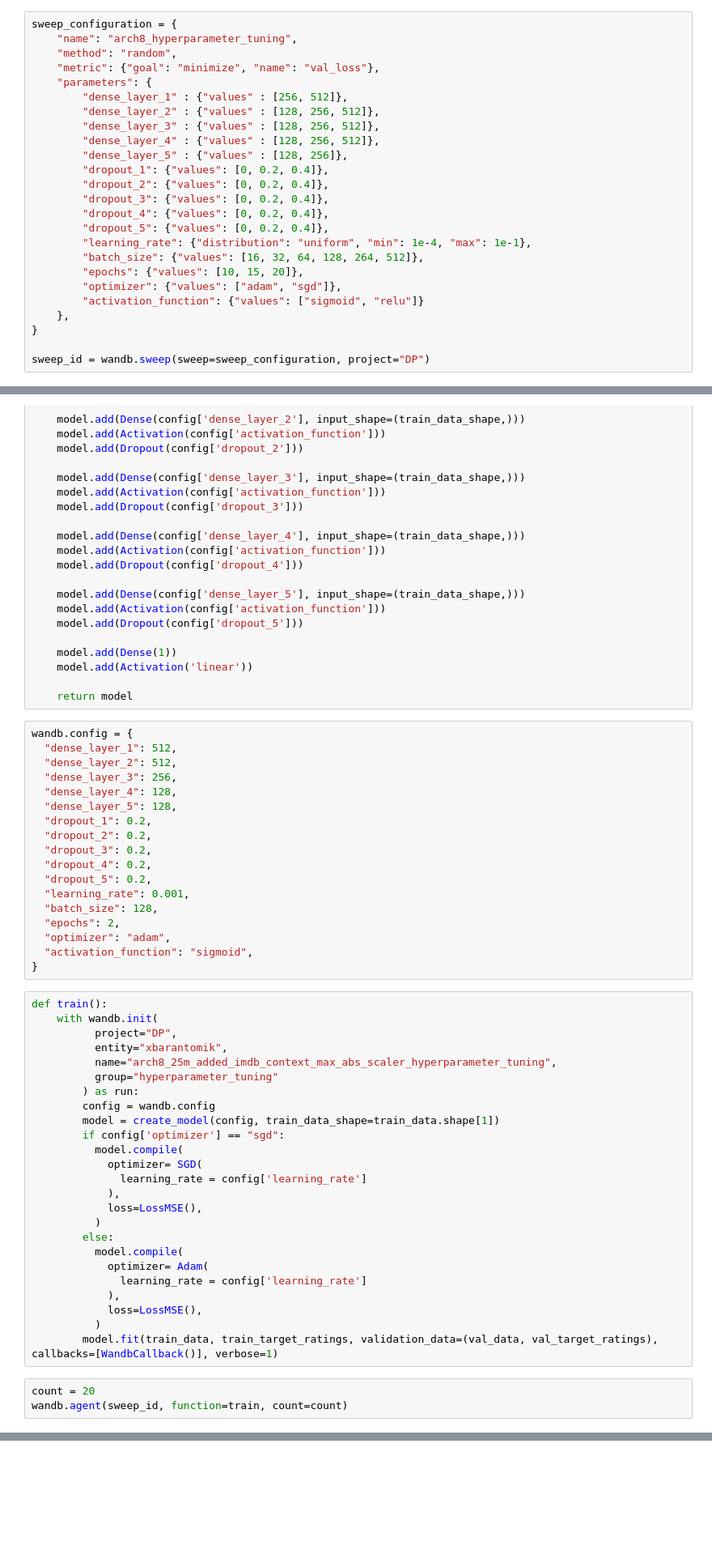
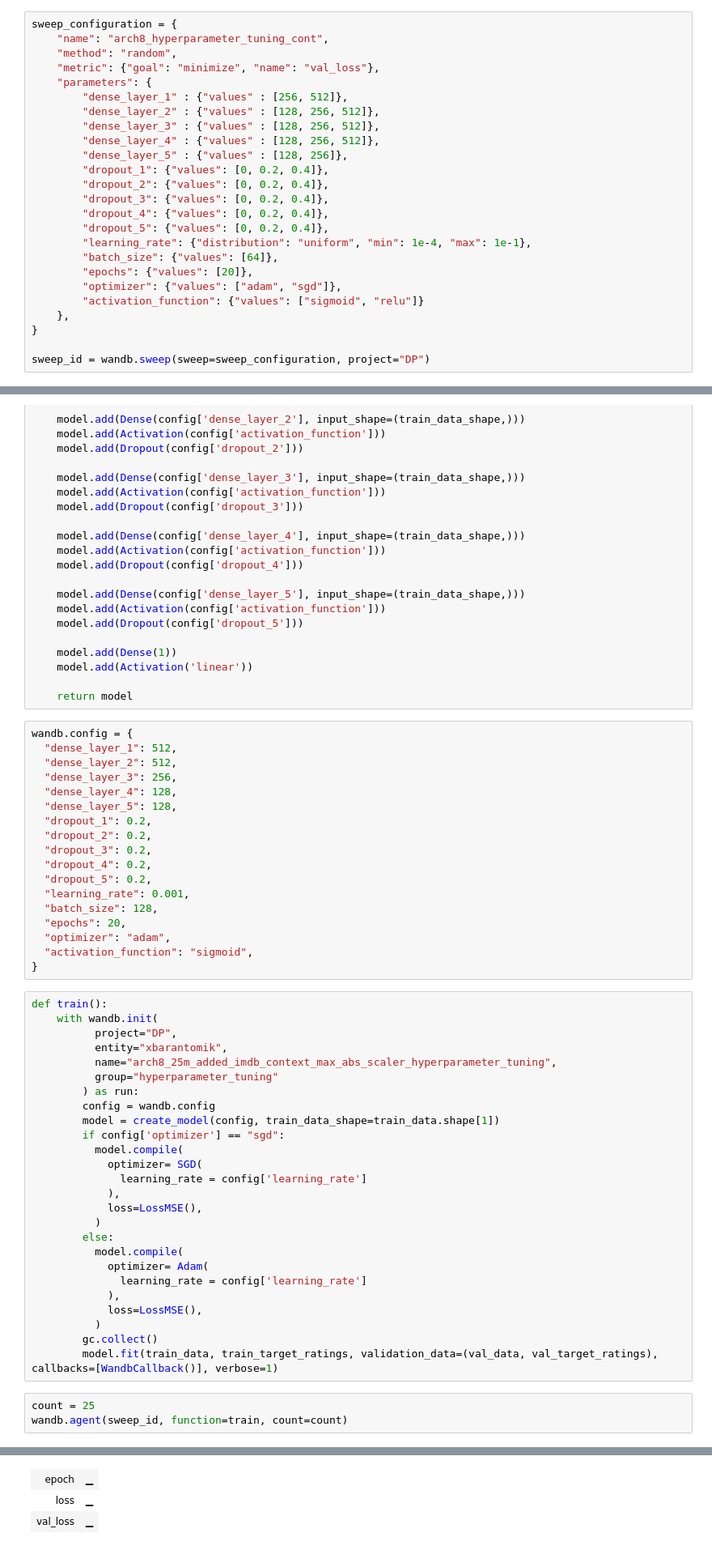
Before and after one commit to FIIT-MSc-projects/2023-Baran-Tomik-Deep-neural-network-context-aware-movie-recommendation, a Jupyter notebook: 25m/experiment_6_wandb_tuner/hyperparameter_tuning.ipynb, the cells around one changed output, grey strips where cells are left out. Shown at 81% size. Drawn from its saved outputs; the diff is of its cells as text; blank space fills up the shorter version.

```diff
--- a/25m/experiment_6_wandb_tuner/hyperparameter_tuning.ipynb
+++ b/25m/experiment_6_wandb_tuner/hyperparameter_tuning.ipynb
@@ -15,6 +37,6 @@ wandb.login()
 # %%
 sweep_configuration = {
-    "name": "arch8_hyperparameter_tuning",
+    "name": "arch8_hyperparameter_tuning_cont",
     "method": "random",
     "metric": {"goal": "minimize", "name": "val_loss"},
     "parameters": {
@@ -29,8 +51,8 @@ sweep_configuration = {
         "dropout_4": {"values": [0, 0.2, 0.4]},
         "dropout_5": {"values": [0, 0.2, 0.4]},
         "learning_rate": {"distribution": "uniform", "min": 1e-4, "max": 1e-1},
-        "batch_size": {"values": [16, 32, 64, 128, 264, 512]},
-        "epochs": {"values": [10, 15, 20]},
+        "batch_size": {"values": [64]},
+        "epochs": {"values": [20]},
         "optimizer": {"values": ["adam", "sgd"]},
         "activation_function": {"values": ["sigmoid", "relu"]}
     },
@@ -91,7 +116,7 @@ wandb.config = {
   "dropout_5": 0.2,
   "learning_rate": 0.001,
   "batch_size": 128,
-  "epochs": 2,
+  "epochs": 20,
   "optimizer": "adam",
   "activation_function": "sigmoid",
 }
@@ -119,7 +144,9 @@ def train():
             ),
             loss=LossMSE(),
           )
+        gc.collect()
         model.fit(train_data, train_target_ratings, validation_data=(val_data, val_target_ratings), callbacks=[WandbCallback()], verbose=1)
 # %%
-count = 20
+count = 25
 wandb.agent(sweep_id, function=train, count=count)
+# %% [output]
@@ -125,0 +194,3 @@ wandb.agent(sweep_id, function=train, count=count)
+| epoch | ▁ |
+| loss | ▁ |
+| val_loss | ▁ |
```
Also changed, not shown: parts of 6 cells of this notebook, 36 other files.
